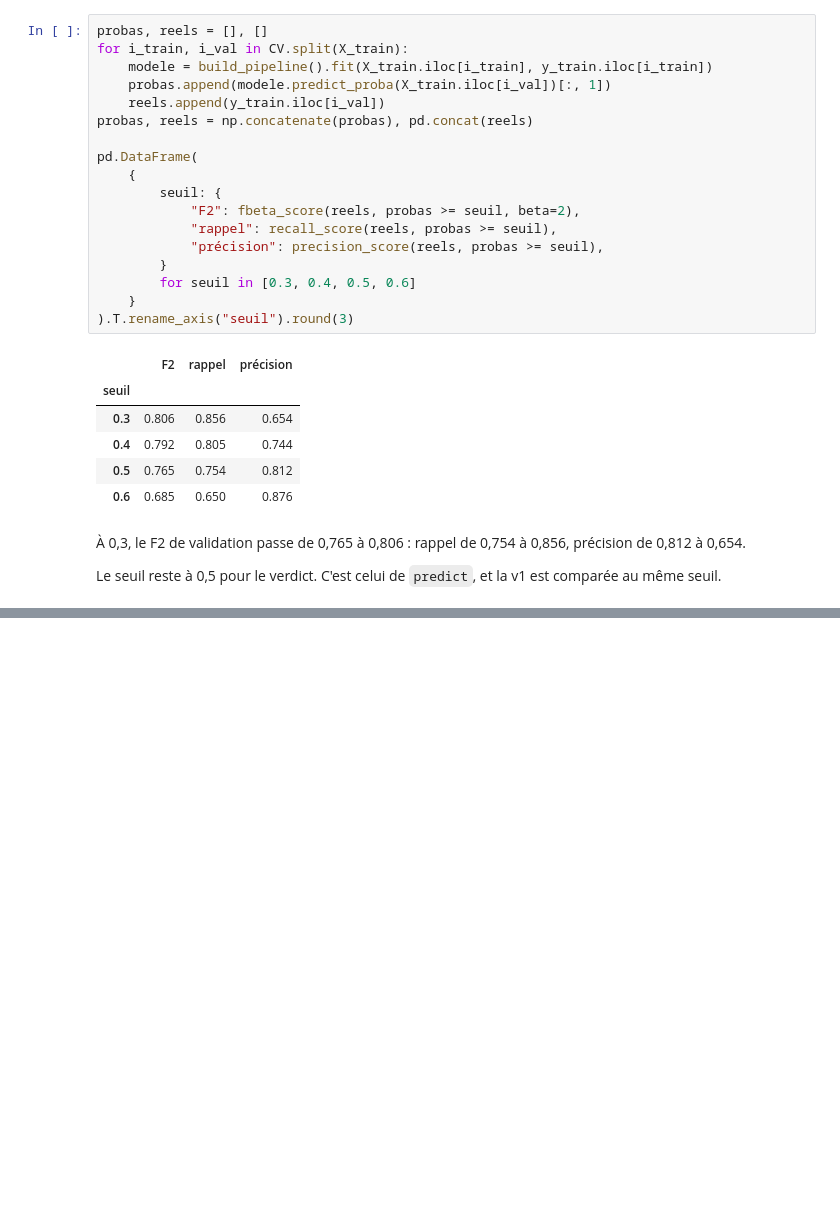
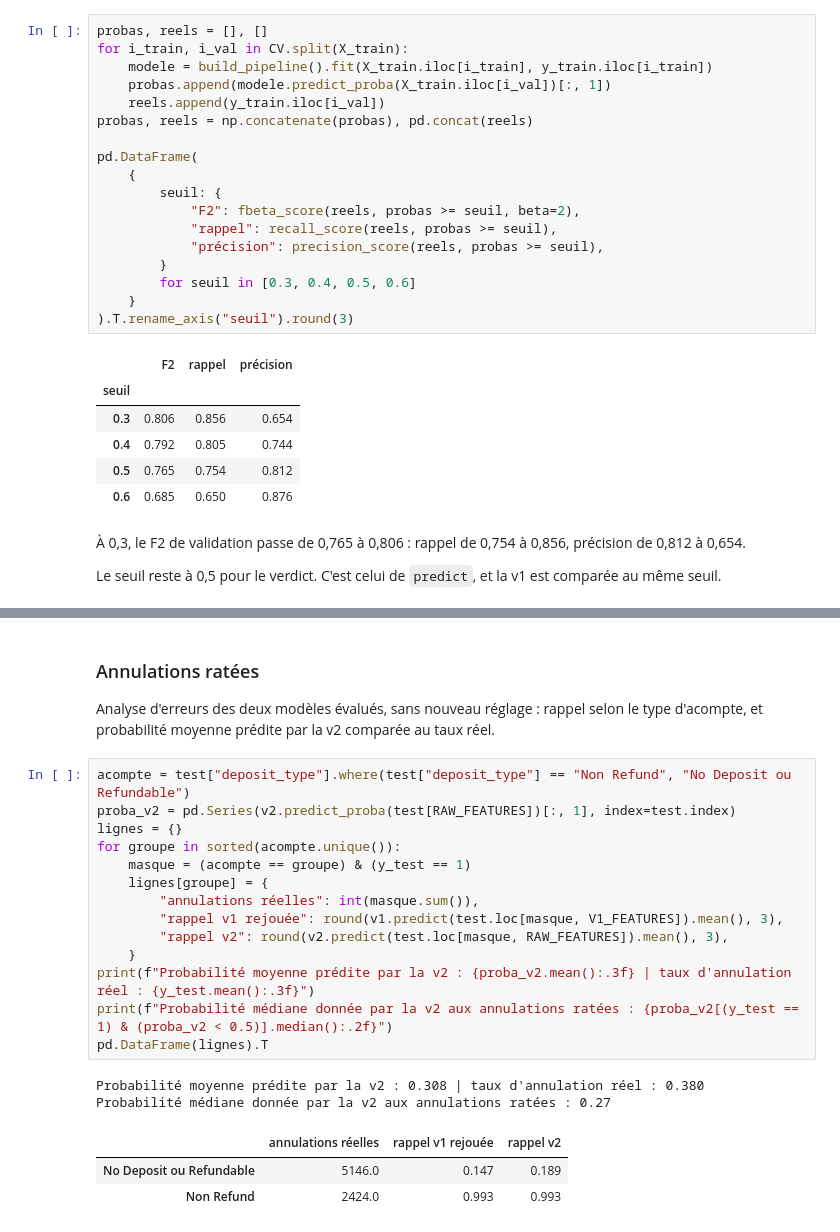
Before and after one commit to sojenorg/M1-B1-annulation-v2-wassim, a Jupyter notebook: notebooks/02_modelisation.ipynb, the cells around one changed output, grey strips where cells are left out. Saved outputs shown, nothing was run; the diff lists cells and outputs as text; blank space fills up the shorter version.

```diff
--- a/notebooks/02_modelisation.ipynb
+++ b/notebooks/02_modelisation.ipynb
@@ -581,0 +680,24 @@ Le seuil reste à 0,5 pour le verdict. C'est celui de `predict`, et la v1 est co
+# %% [markdown]
+### Annulations ratées
+
+Analyse d'erreurs des deux modèles évalués, sans nouveau réglage : rappel selon le type d'acompte, et probabilité moyenne prédite par la v2 comparée au taux réel.
+# %%
+acompte = test["deposit_type"].where(test["deposit_type"] == "Non Refund", "No Deposit ou Refundable")
+proba_v2 = pd.Series(v2.predict_proba(test[RAW_FEATURES])[:, 1], index=test.index)
+lignes = {}
+for groupe in sorted(acompte.unique()):
+    masque = (acompte == groupe) & (y_test == 1)
+    lignes[groupe] = {
+        "annulations réelles": int(masque.sum()),
+        "rappel v1 rejouée": round(v1.predict(test.loc[masque, V1_FEATURES]).mean(), 3),
+        "rappel v2": round(v2.predict(test.loc[masque, RAW_FEATURES]).mean(), 3),
+    }
+print(f"Probabilité moyenne prédite par la v2 : {proba_v2.mean():.3f} | taux d'annulation réel : {y_test.mean():.3f}")
+print(f"Probabilité médiane donnée par la v2 aux annulations ratées : {proba_v2[(y_test == 1) & (proba_v2 < 0.5)].median():.2f}")
+pd.DataFrame(lignes).T
+# %% [output]
+Probabilité moyenne prédite par la v2 : 0.308 | taux d'annulation réel : 0.380
+Probabilité médiane donnée par la v2 aux annulations ratées : 0.27
+|  | annulations réelles | rappel v1 rejouée | rappel v2 |
+| No Deposit ou Refundable | 5146.0 | 0.147 | 0.189 |
+| Non Refund | 2424.0 | 0.993 | 0.993 |
```
Also changed, not shown: parts of 7 cells of this notebook.
